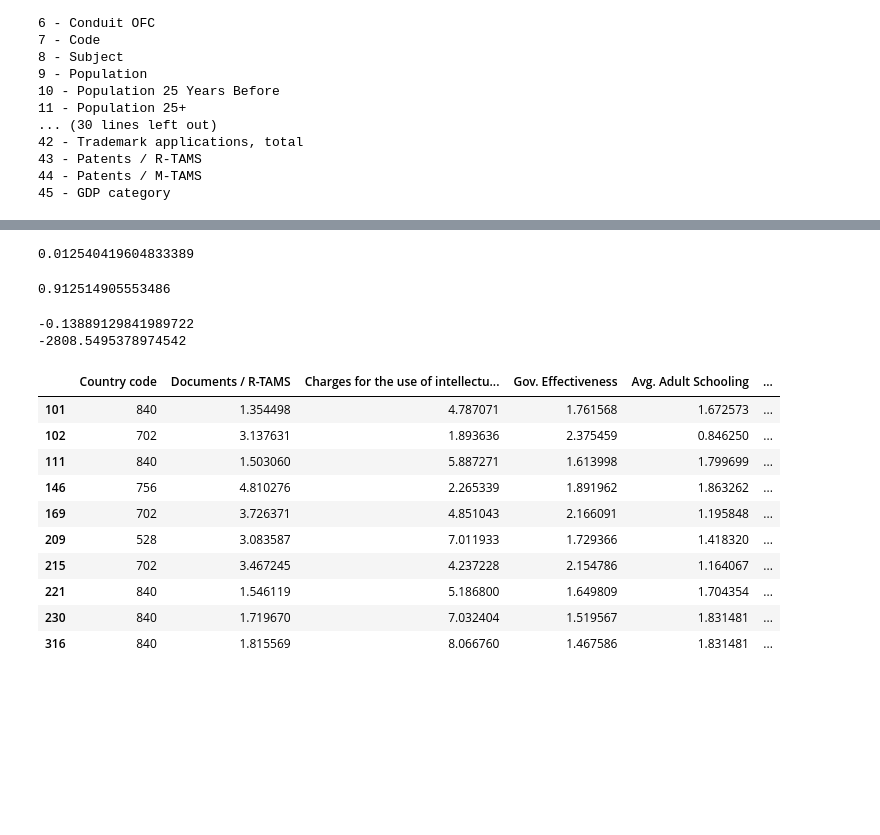
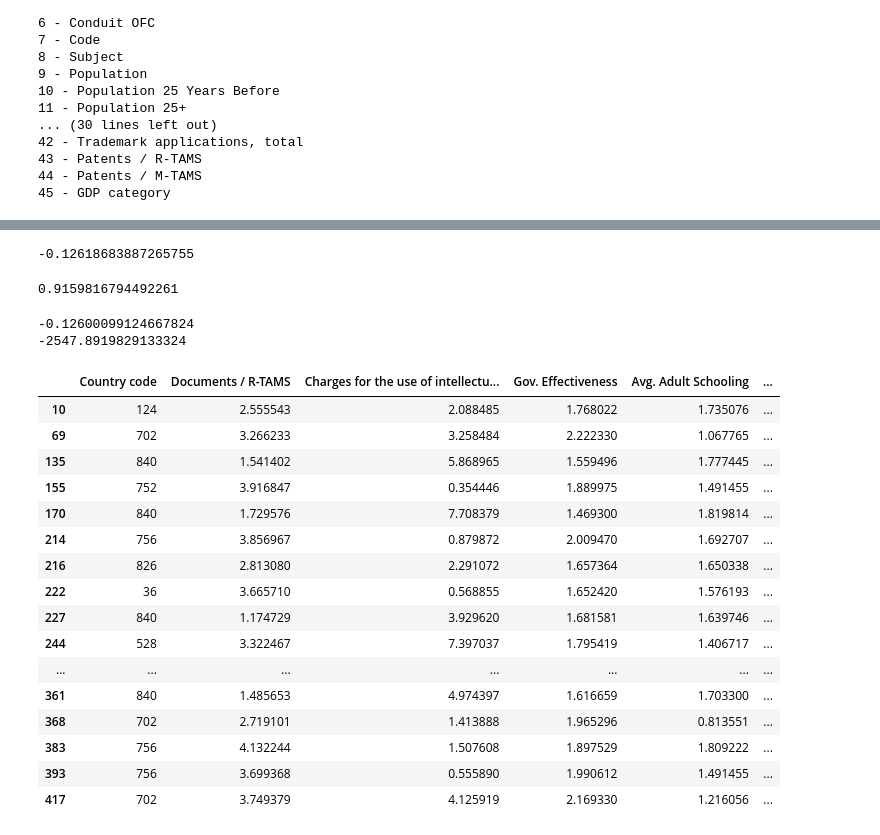
Before and after one commit to sadiogo/gdp_science, a Jupyter notebook: analyses/analyses_diogo.ipynb, the cells around one changed output, grey strips where cells are left out. Cells and saved outputs as stored; diff of their text form; code cells hidden in the pictures; blank space fills up the shorter version.

```diff
--- a/analyses/analyses_diogo.ipynb
+++ b/analyses/analyses_diogo.ipynb
@@ -358,8 +381,8 @@ col_range = list(range(19,28)) + [0, 2, 3, 5, 6, 9, 12, 45]
 
 ## Uncomment just one of the below
 # df_saturated = df_rearranged.iloc[:, col_range].dropna()
-df_saturated = df_rearranged[(df_rearranged['Sink OFC'] != 1)].iloc[:, col_range].dropna()
-# df_saturated = df_rearranged_mean[(df_rearranged_mean['Sink OFC'] != 1)].iloc[:, col_range].dropna()
+# df_saturated = df_rearranged[(df_rearranged['Sink OFC'] != 1)].iloc[:, col_range].dropna()
+df_saturated = df_rearranged_mean[(df_rearranged_mean['Sink OFC'] != 1)].iloc[:, col_range].dropna()
 # df_saturated = df_rearranged_mean.iloc[:, col_range].dropna()
 
 # df_saturated = df_saturated[(df_saturated.iloc[:, 1:] <= 2.5) & (df_saturated.iloc[:, 1:] >= -2.5)]
@@ -391,10 +414,13 @@ from sklearn.linear_model import LinearRegression
 import matplotlib.pyplot as plt
 from sklearn.preprocessing import  OneHotEncoder
 from sklearn.preprocessing import StandardScaler
+from sklearn.pipeline import make_pipeline
+from sklearn.model_selection import cross_val_score
+from sklearn.preprocessing import PolynomialFeatures
+from sklearn.pipeline import Pipeline
 
-hot_enc = OneHotEncoder(sparse=False)
 
-df_test = df_saturated[['GDP per capita (PWT)', 'Documents / R-TAMS', 'Charges for the use of intellectual property, payments (BoP, current US$)', 'Gov. Effectiveness', 'Sink OFC', 'Conduit OFC', 'GDP category']]
+df_test = df_saturated[['GDP per capita (PWT)', 'Documents / M-TAMS', 'Charges for the use of intellectual property, payments (BoP, current US$)', 'Gov. Effectiveness', 'Avg. Adult Schooling', 'Population 25+ / Population', 'GDP category']]
 
 X = df_test.iloc[:, 1:-1]
 y = df_test.iloc[:, 0]
@@ -405,10 +431,19 @@ y = df_test.iloc[:, 0]
 
 
 X_train, X_test, y_train, y_test = train_test_split(X, y, test_size=0.2, random_state=1001, stratify=df_test.iloc[:, -1])
+# X_train, X_test, y_train, y_test = train_test_split(X, y, test_size=0.2, random_state=1001)
 
 
+polynomial_features_test = PolynomialFeatures(degree=2, include_bias=False)
 
-lr = LinearRegression()
+linear_regression_test = LinearRegression()
 
-lr.fit(X_train,y_train)
+pipeline_test = Pipeline([("polynomial_features", polynomial_features_test),("linear_regression", linear_regression_test)])
+
+pipeline_test.fit(X_train, y_train)
+
+# Avalia o modelo com crossvalidation
+scores_test = cross_val_score(pipeline, X_test, y_test, scoring="neg_mean_absolute_error", cv=10)
+
+pipeline_test.score(X_test, y_test)
 # %% [output]
@@ -451,14 +451,16 @@ array([-5.12226033e-01, -3.60536854e-01, -3.37718807e-01, -3.61744630e-01,
-# %%
-cv_scores.std()
-# %% [output]
-0.012540419604833389
+# %%
+scores_test.mean()
+# %% [output]
+-0.12618683887265755
 # %%
 from sklearn.preprocessing import PolynomialFeatures
 from sklearn.pipeline import Pipeline
 from sklearn.preprocessing import  OneHotEncoder
 
 
-df_1 = df_saturated[['GDP per capita (PWT)', 'Documents / R-TAMS', 'Charges for the use of intellectual property, payments (BoP, current US$)', 'Gov. Effectiveness', 'Avg. Adult Schooling', 'Population 25+ / Population', 'Sink OFC', 'Conduit OFC', 'GDP category']]
+# df_1 = df_saturated[['GDP per capita (PWT)', 'Documents / R-TAMS', 'Charges for the use of intellectual property, payments (BoP, current US$)', 'Gov. Effectiveness', 'Avg. Adult Schooling', 'Population 25+ / Population', 'Sink OFC', 'Conduit OFC', 'GDP category']]
+
+df_1 = df_saturated[['GDP per capita (PWT)', 'Documents / R-TAMS', 'Charges for the use of intellectual property, payments (BoP, current US$)', 'Gov. Effectiveness', 'Avg. Adult Schooling', 'Population 25+ / Population', 'Conduit OFC', 'GDP category']]
 
 X = df_1.iloc[:, 1:-1]
 y = df_1.iloc[:, 0]
@@ -473,6 +475,7 @@ y = df_1.iloc[:, 0]
 
 
 X_train, X_test, y_train, y_test = train_test_split(X, y, test_size=0.2, random_state=1001, stratify=df_test.iloc[:, -1])
+# X_train, X_test, y_train, y_test = train_test_split(X, y, test_size=0.2, random_state=1001)
 
 
 # pipeline de predição: features polinomiais + regressão linear
@@ -485,45 +488,50 @@ pipeline = Pipeline([("polynomial_features", polynomial_features),("linear_regre
 pipeline.fit(X_train, y_train)
 
 # Avalia o modelo com crossvalidation
-scores = cross_val_score(pipeline, X_test, y_test,
-scoring="neg_mean_absolute_error", cv=10)
+scores = cross_val_score(pipeline, X_test, y_test, scoring="neg_mean_absolute_error", cv=10)
 
 pipeline.score(X_test, y_test)
 # %% [output]
-0.912514905553486
+0.9159816794492261
 # %%
 print(scores.mean())
 print(scores.mean() * gdp_std)
 # %% [output]
--0.13889129841989722
--2808.5495378974542
+-0.12600099124667824
+-2547.8919829133324
 # %%
 # df_rearranged[(df_rearranged.index == 840) & (df_rearranged['Gov. Effectiveness'] > 1.46)]
 # %%
 y_pred = pipeline.predict(X_test)
 # y_transform = df_rearranged_mean + (y_pred * df_rearranged_std)
 # y_transform
 y_pred
 df_y_pred = pd.DataFrame(y_pred)
 df_y_pred
 teste = X_test.reset_index()
 teste
-df_y_pred = df_y_pred[df_y_pred >= 1.5]
+df_y_pred = df_y_pred[df_y_pred >= 1.25]
 y_errors = df_y_pred.dropna()
 teste_errors = teste[teste.index.isin(y_errors.index)]
 teste_errors
 # %% [output]
 |  | Country code | Documents / R-TAMS | Charges for the use of intellectu... | Gov. Effectiveness | Avg. Adult Schooling | ... |
-| 101 | 840 | 1.354498 | 4.787071 | 1.761568 | 1.672573 | ... |
-| 102 | 702 | 3.137631 | 1.893636 | 2.375459 | 0.846250 | ... |
-| 111 | 840 | 1.503060 | 5.887271 | 1.613998 | 1.799699 | ... |
-| 146 | 756 | 4.810276 | 2.265339 | 1.891962 | 1.863262 | ... |
-| 169 | 702 | 3.726371 | 4.851043 | 2.166091 | 1.195848 | ... |
-| 209 | 528 | 3.083587 | 7.011933 | 1.729366 | 1.418320 | ... |
-| 215 | 702 | 3.467245 | 4.237228 | 2.154786 | 1.164067 | ... |
-| 221 | 840 | 1.546119 | 5.186800 | 1.649809 | 1.704354 | ... |
-| 230 | 840 | 1.719670 | 7.032404 | 1.519567 | 1.831481 | ... |
-| 316 | 840 | 1.815569 | 8.066760 | 1.467586 | 1.831481 | ... |
+| 10 | 124 | 2.555543 | 2.088485 | 1.768022 | 1.735076 | ... |
+| 69 | 702 | 3.266233 | 3.258484 | 2.222330 | 1.067765 | ... |
+| 135 | 840 | 1.541402 | 5.868965 | 1.559496 | 1.777445 | ... |
+| 155 | 752 | 3.916847 | 0.354446 | 1.889975 | 1.491455 | ... |
+| 170 | 840 | 1.729576 | 7.708379 | 1.469300 | 1.819814 | ... |
+| 214 | 756 | 3.856967 | 0.879872 | 2.009470 | 1.692707 | ... |
+| 216 | 826 | 2.813080 | 2.291072 | 1.657364 | 1.650338 | ... |
+| 222 | 36 | 3.665710 | 0.568855 | 1.652420 | 1.576193 | ... |
+| 227 | 840 | 1.174729 | 3.929620 | 1.681581 | 1.639746 | ... |
+| 244 | 528 | 3.322467 | 7.397037 | 1.795419 | 1.406717 | ... |
+| ... | ... | ... | ... | ... | ... | ... |
+| 361 | 840 | 1.485653 | 4.974397 | 1.616659 | 1.703300 | ... |
+| 368 | 702 | 2.719101 | 1.413888 | 1.965296 | 0.813551 | ... |
+| 383 | 756 | 4.132244 | 1.507608 | 1.897529 | 1.809222 | ... |
+| 393 | 756 | 3.699368 | 0.555890 | 1.990612 | 1.491455 | ... |
+| 417 | 702 | 3.749379 | 4.125919 | 2.169330 | 1.216056 | ... |
 # %%
 all_y_pred = pipeline.predict(X)
 # y_transform = df_rearranged_mean + (y_pred * df_rearranged_std)
```
Also changed, not shown: parts of 10 cells of this notebook.
